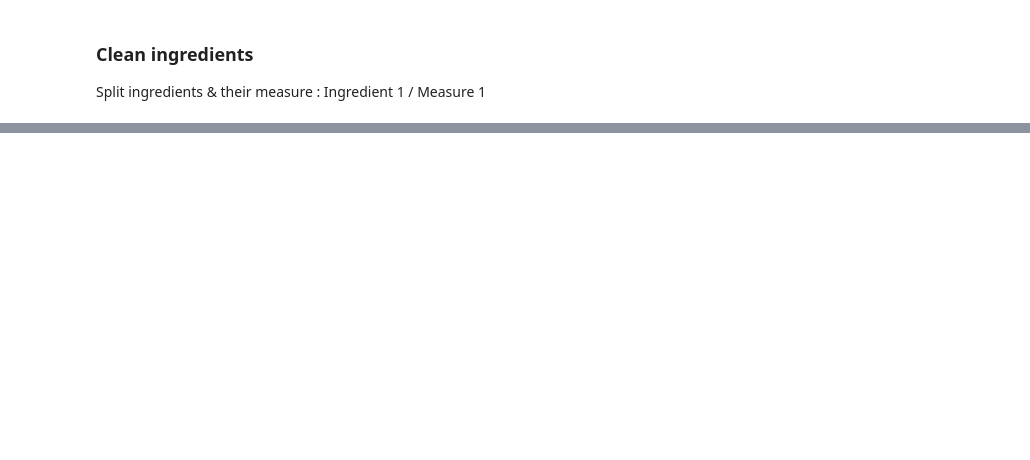
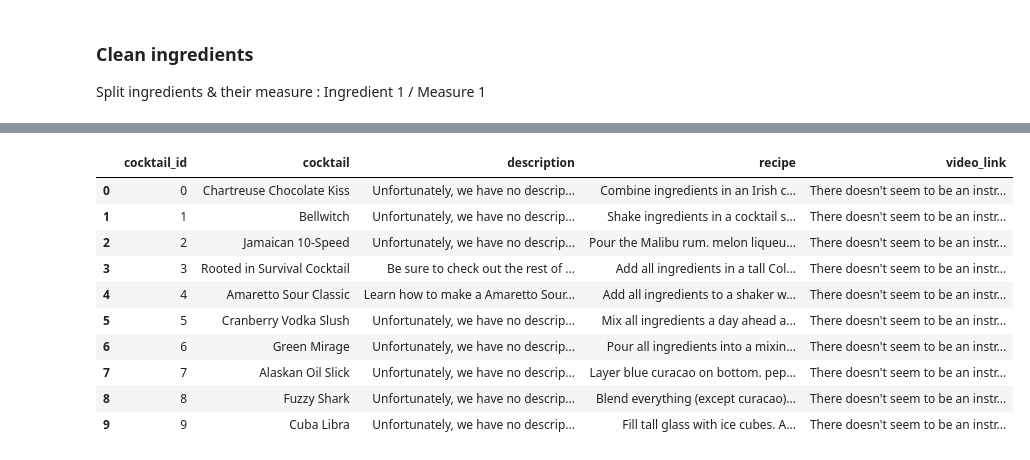
Before and after one commit to Lucien-Stephane-Ld/certification-project-DAFT410, a Jupyter notebook: data_cleaning.ipynb, the cells around one changed output, grey strips where cells are left out. Cells and saved outputs as stored; diff of their text form; code cells hidden in the pictures; blank space fills up the shorter version.

```diff
--- a/data_cleaning.ipynb
+++ b/data_cleaning.ipynb
@@ -240,2 +123,0 @@ print(ingredient_dict)
-# %%
-ctl_df['ingredients2'] = ingredient_dict
@@ -302,0 +333,18 @@ Name: Nutrition Facts, dtype: object
+# %%
+# here we create the main item table, taking the columns we want to the original dataframe and generate an ID for this table
+cocktail_table = ctl_df[['name','description','recipe','video_link']]
+cocktail_table = cocktail_table.reset_index()
+cocktail_table.columns = ['cocktail_id','cocktail','description','recipe','video_link']
+cocktail_table
+# %% [output]
+|  | cocktail_id | cocktail | description | recipe | video_link |
+| 0 | 0 | Chartreuse Chocolate Kiss | Unfortunately, we have no descrip... | Combine ingredients in an Irish c... | There doesn't seem to be an instr... |
+| 1 | 1 | Bellwitch | Unfortunately, we have no descrip... | Shake ingredients in a cocktail s... | There doesn't seem to be an instr... |
+| 2 | 2 | Jamaican 10-Speed | Unfortunately, we have no descrip... | Pour the Malibu rum. melon liqueu... | There doesn't seem to be an instr... |
+| 3 | 3 | Rooted in Survival Cocktail | Be sure to check out the rest of ... | Add all ingredients in a tall Col... | There doesn't seem to be an instr... |
+| 4 | 4 | Amaretto Sour Classic | Learn how to make a Amaretto Sour... | Add all ingredients to a shaker w... | There doesn't seem to be an instr... |
+| 5 | 5 | Cranberry Vodka Slush | Unfortunately, we have no descrip... | Mix all ingredients a day ahead a... | There doesn't seem to be an instr... |
+| 6 | 6 | Green Mirage | Unfortunately, we have no descrip... | Pour all ingredients into a mixin... | There doesn't seem to be an instr... |
+| 7 | 7 | Alaskan Oil Slick | Unfortunately, we have no descrip... | Layer blue curacao on bottom. pep... | There doesn't seem to be an instr... |
+| 8 | 8 | Fuzzy Shark | Unfortunately, we have no descrip... | Blend everything (except curacao)... | There doesn't seem to be an instr... |
+| 9 | 9 | Cuba Libra | Unfortunately, we have no descrip... | Fill tall glass with ice cubes. A... | There doesn't seem to be an instr... |
```
Also changed, not shown: parts of 67 cells of this notebook, 3 other files.
